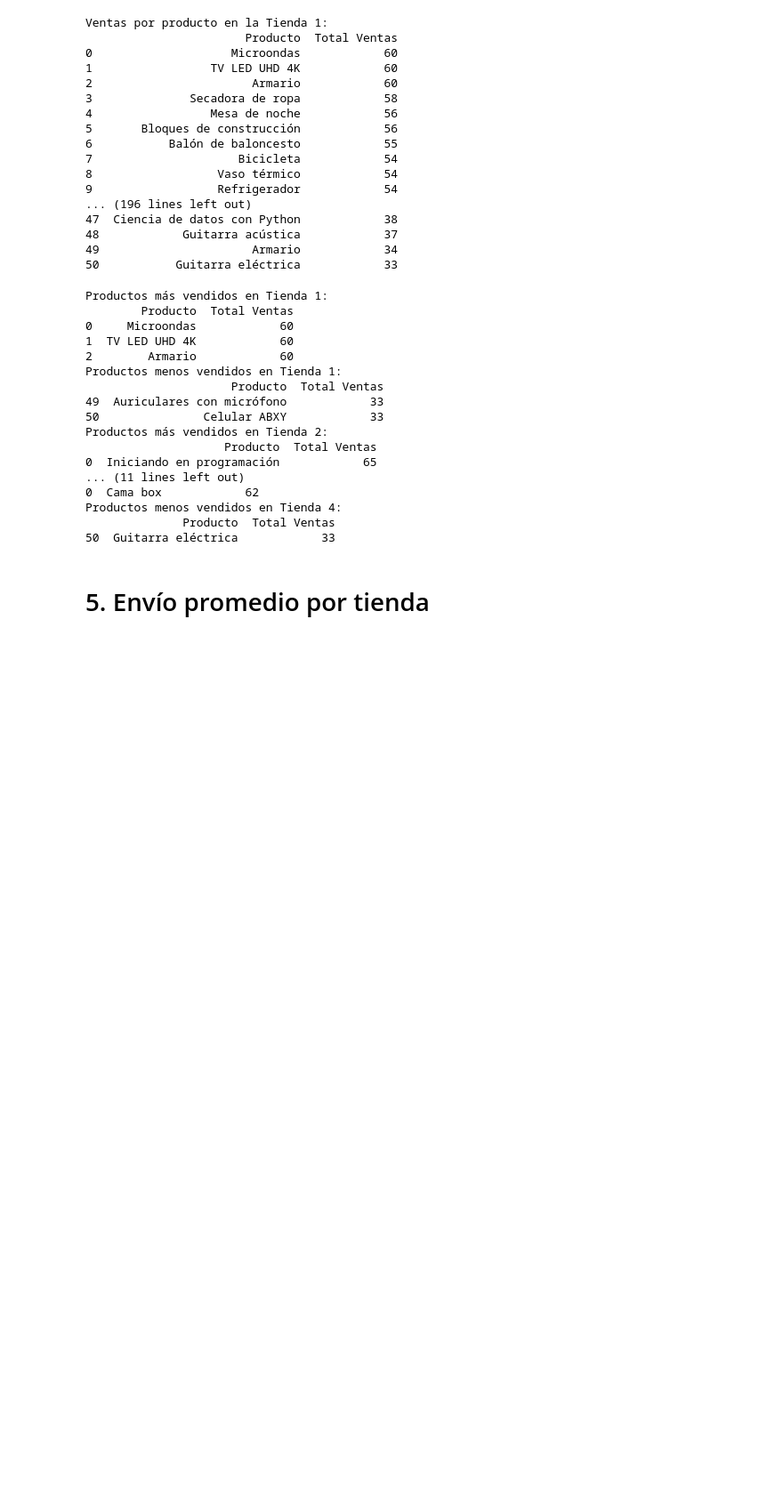
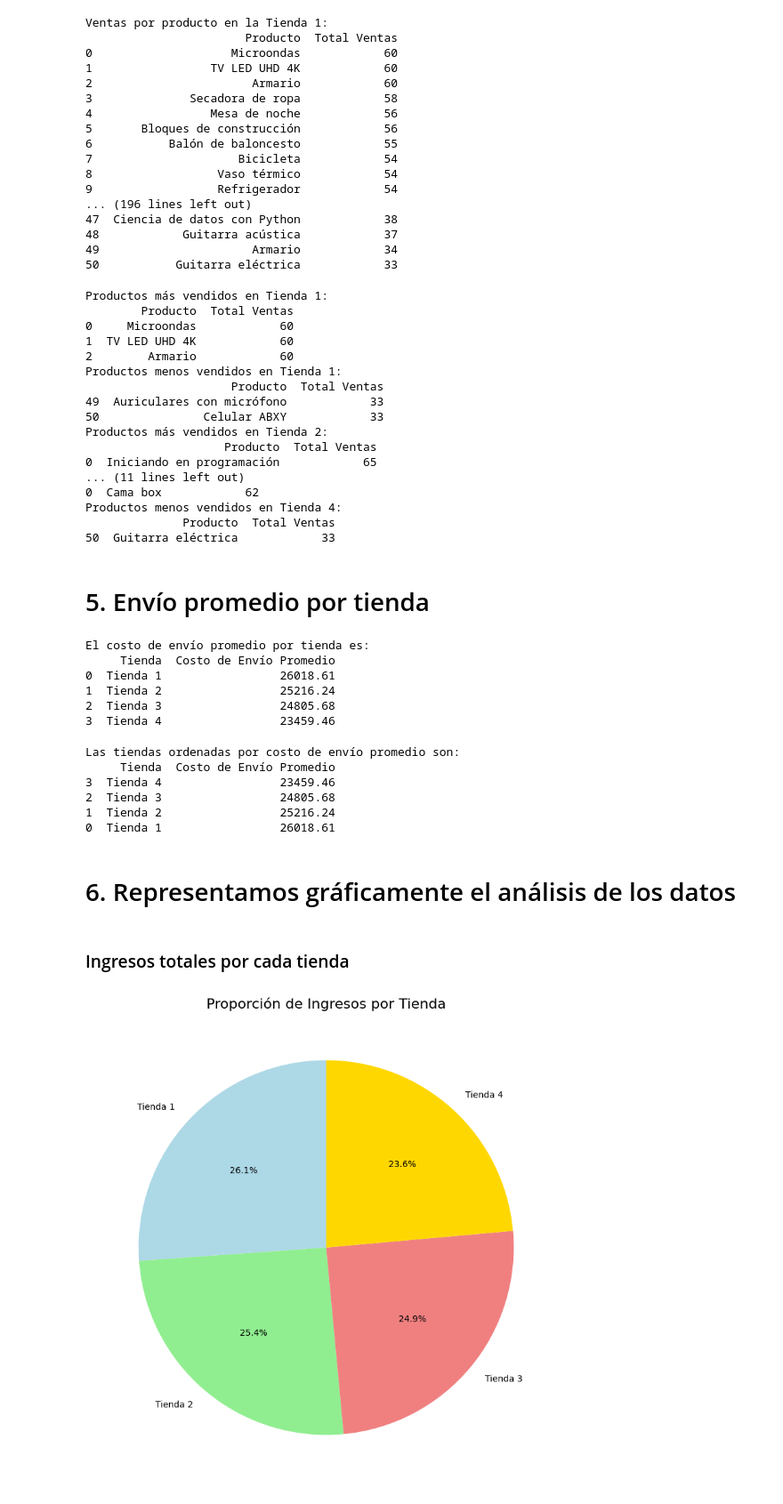
Before and after one commit to ddk1902/Data_Analyst_Challeng1, a Jupyter notebook: AluraStoreLatam.ipynb, the cells around one changed output. Shown at 89% size. Drawn from its saved outputs; the diff is of its cells as text; code cells hidden in the pictures; blank space fills up the shorter version.

Commit message:
Gráficos sobre ventas de cada tienda

```diff
--- a/AluraStoreLatam.ipynb
+++ b/AluraStoreLatam.ipynb
@@ -252,3 +262,34 @@ Productos menos vendidos en Tienda 4:
 50  Guitarra eléctrica            33
 # %% [markdown]
 # 5. Envío promedio por tienda
+# %%
+# Combinar todos los DataFrames en uno solo
+df_combinado = pd.concat([tienda, tienda2, tienda3, tienda4], ignore_index=True)
+
+# Calcular el costo de envío promedio por tienda
+costo_envio_promedio_por_tienda = round(df_combinado.groupby('Tienda')['Costo de envío'].mean().reset_index(name='Costo de Envío Promedio'),2)
+
+# Mostrar los resultados
+print('El costo de envío promedio por tienda es:')
+print(costo_envio_promedio_por_tienda)
+# %% [output]
+El costo de envío promedio por tienda es:
+     Tienda  Costo de Envío Promedio
+0  Tienda 1                 26018.61
+1  Tienda 2                 25216.24
+2  Tienda 3                 24805.68
+3  Tienda 4                 23459.46
+# %%
+# Ordenar las tiendas por costo de envío promedio
+costo_envio_ordenado = round(costo_envio_promedio_por_tienda.sort_values(by='Costo de Envío Promedio', ascending=True),2)
+print('Las tiendas ordenadas por costo de envío promedio son:')
+print(costo_envio_ordenado)
+# %% [output]
+Las tiendas ordenadas por costo de envío promedio son:
+     Tienda  Costo de Envío Promedio
+3  Tienda 4                 23459.46
+2  Tienda 3                 24805.68
+1  Tienda 2                 25216.24
+0  Tienda 1                 26018.61
+# %% [markdown]
+# 6. Representamos gráficamente el análisis de los datos
@@ -254,0 +299,30 @@ Productos menos vendidos en Tienda 4:
+# %% [markdown]
+### Ingresos totales por cada tienda
+# %%
+# Calcular los ingresos totales para cada tienda
+ingresos_tienda1 = tienda['Total'].sum()
+ingresos_tienda2 = tienda2['Total'].sum()
+ingresos_tienda3 = tienda3['Total'].sum()
+ingresos_tienda4 = tienda4['Total'].sum()
+
+# Crear un DataFrame con los resultados
+data = {
+    'Tienda': ['Tienda 1', 'Tienda 2', 'Tienda 3', 'Tienda 4', 'Total'],
+    'Ingresos Totales': [ingresos_tienda1, ingresos_tienda2, ingresos_tienda3, ingresos_tienda4, suma_total]
+}
+df_ingresos = pd.DataFrame(data)
+
+# Crear un gráfico de pastel
+plt.figure(figsize=(8, 8))
+plt.pie(
+    df_ingresos['Ingresos Totales'][:-1],  # Excluir la última fila ('Total')
+    labels=df_ingresos['Tienda'][:-1],  # Excluir la última fila ('Total')
+    autopct='%1.1f%%',  # Mostrar porcentajes
+    startangle=90,
+    colors=['lightblue', 'lightgreen', 'lightcoral', 'gold']
+)
+plt.title('Proporción de Ingresos por Tienda', fontsize=16)
+plt.tight_layout()
+plt.show()
+# %% [output]
+[figure, added]
```
Also changed, not shown: parts of 4 cells of this notebook.
